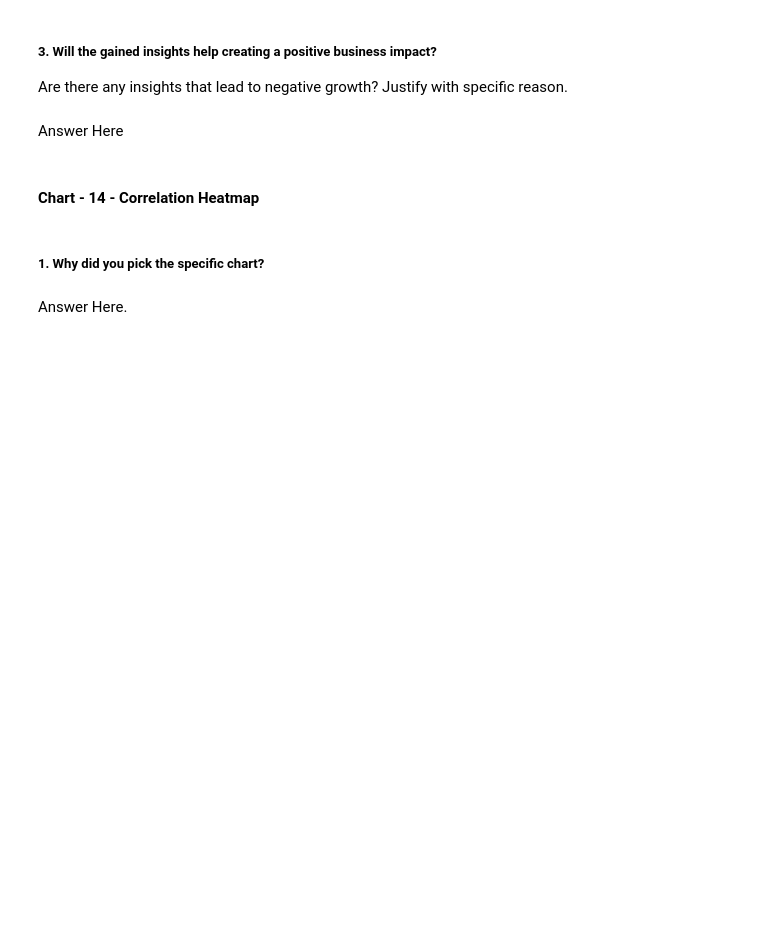
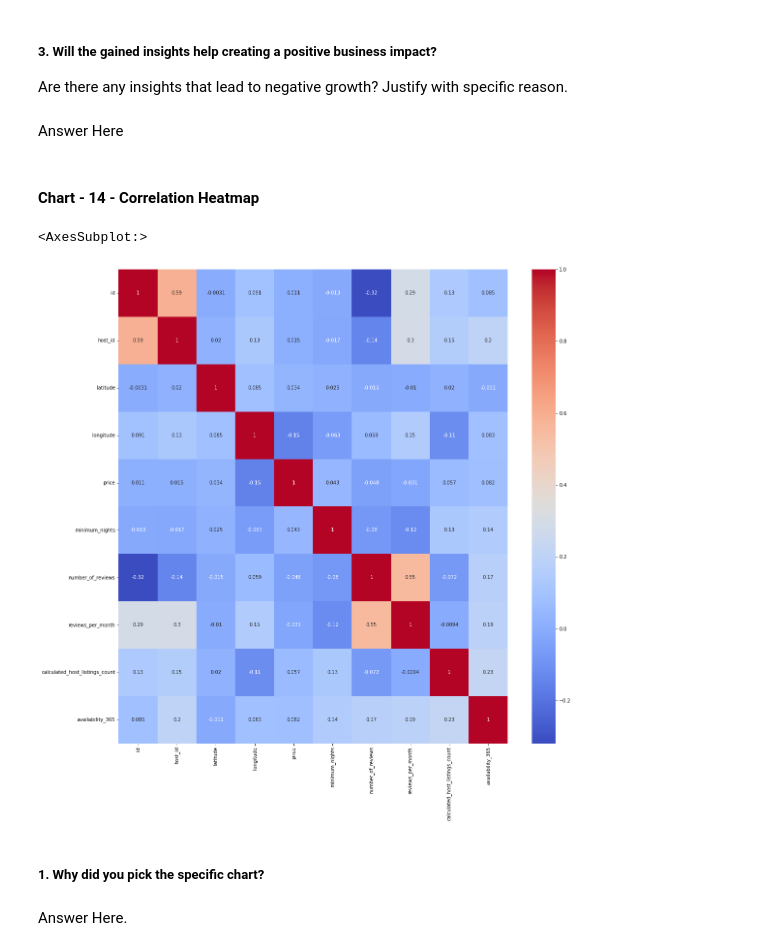
Before and after one commit to HarshadTheOne/AirBnb-Bookings-Analysis, a Jupyter notebook: AirBnb_Booking_Analysis_Capstone_Project.ipynb, the cells around one changed output. Cells and saved outputs as stored; diff of their text form; code cells hidden in the pictures; blank space fills up the shorter version.

```diff
--- a/AirBnb_Booking_Analysis_Capstone_Project.ipynb
+++ b/AirBnb_Booking_Analysis_Capstone_Project.ipynb
@@ -480,3 +507,10 @@ Answer Here
+# %%
+# Correlation Heatmap visualization code
+fig, ax = plt.subplots(1,1,figsize=(18,18))
+sns.heatmap(df.corr(),cmap='coolwarm', ax=ax, annot=True)
+# %% [output]
+<AxesSubplot:>
+[figure, added]
 # %% [markdown]
 ##### 1. Why did you pick the specific chart?
 # %% [markdown]
```
Also changed, not shown: parts of 8 cells of this notebook.
